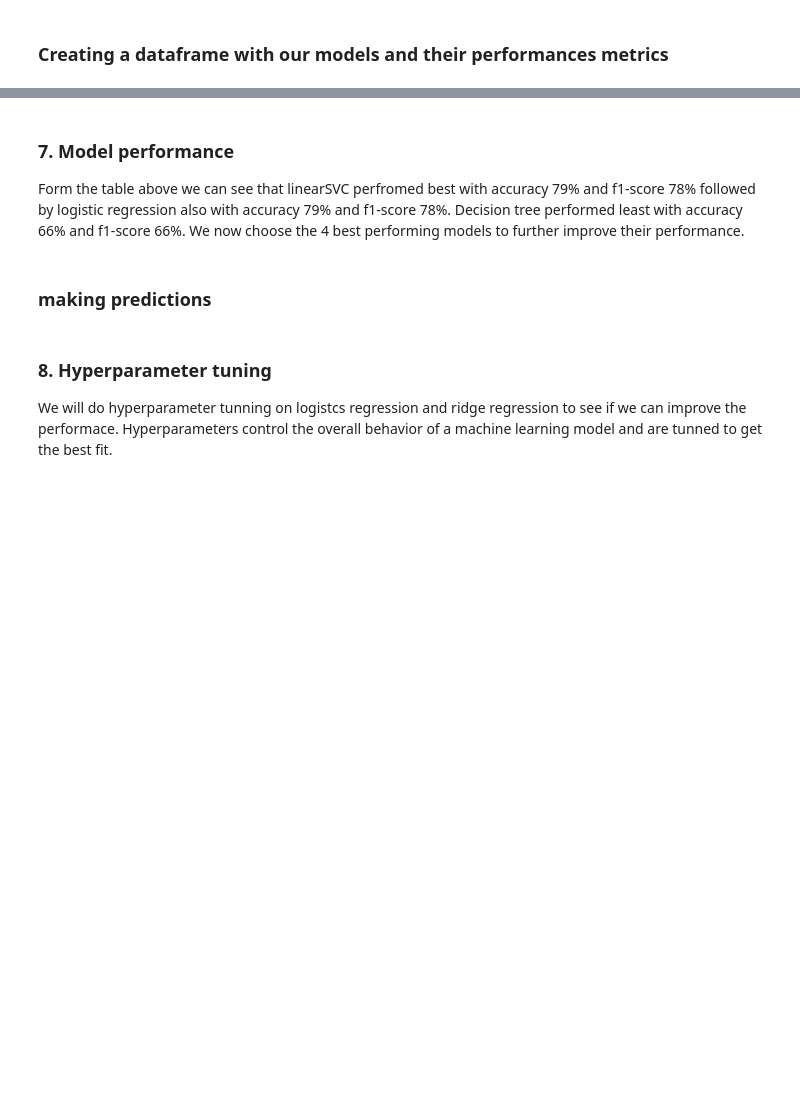
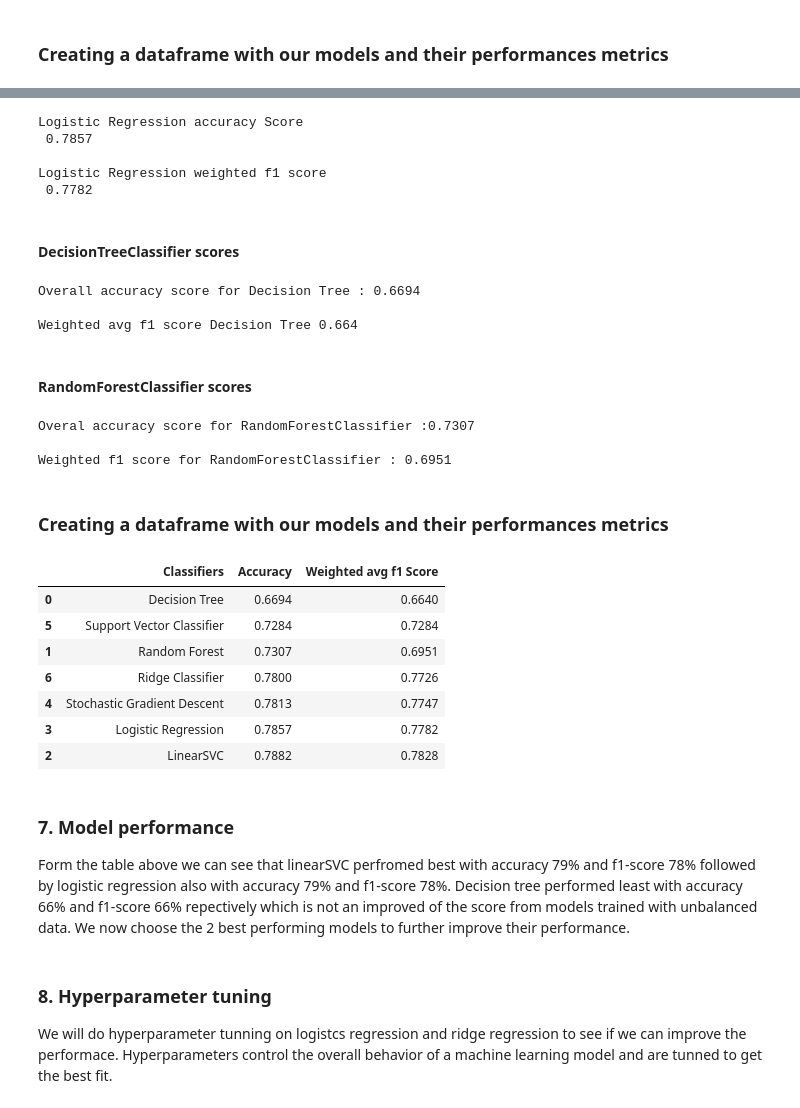
Before and after one commit to Rinae-D/classification-predict-streamlit-template, a Jupyter notebook: Starter_notebook.ipynb, the cells around one changed output, grey strips where cells are left out. Drawn from its saved outputs; the diff is of its cells as text; code cells hidden in the pictures; blank space fills up the shorter version.

```diff
--- a/Starter_notebook.ipynb
+++ b/Starter_notebook.ipynb
@@ -1122,0 +1293,5 @@ COMET WARNING: Cannot safely convert [0.6601, 0.7001, 0.7828, 0.7782, 0.7719, 0.
+# %%
+sgd_acc = round(accuracy_score(y_val, SGD_prediction),4)
+print('\nSGD Classifier accuracy Score :\n', sgd_acc)
+sgd_f1 = round(f1_score(y_val, SGD_prediction, average="weighted"),4)
+print('\nSGD weighted avg f1_score :\n', sgd_f1)
@@ -1123,9 +1306,63 @@ COMET WARNING: Cannot safely convert [0.6601, 0.7001, 0.7828, 0.7782, 0.7719, 0.
+# %%
+logistic_reg_acc = round(accuracy_score(y_val, logreg_prediction),4)
+print('\nLogistic Regression accuracy Score\n', logistic_reg_acc)
+logistic_reg_f1 = round(f1_score(y_val, logreg_prediction, average="weighted"),4)
+print('\nLogistic Regression weighted f1 score\n', logistic_reg_f1)
+# %% [output]
+Logistic Regression accuracy Score
+ 0.7857
+
+Logistic Regression weighted f1 score
+ 0.7782
+# %% [markdown]
+#### DecisionTreeClassifier scores
+# %%
+decison_tree_acc = round(accuracy_score(y_val, tree_prediction),4)
+print(f'\nOverall accuracy score for Decision Tree : {decison_tree_acc}')
+decision_tree_f1 = round(f1_score(y_val, tree_prediction, average="weighted"),4)
+print(f'\nWeighted avg f1 score Decision Tree {decision_tree_f1}' )
+# %% [output]
+Overall accuracy score for Decision Tree : 0.6694
+
+Weighted avg f1 score Decision Tree 0.664
+# %% [markdown]
+#### RandomForestClassifier scores
+# %%
+random_forest_acc = round(accuracy_score(y_val, rfc_prediction),4)
+print(f'\nOveral accuracy score for RandomForestClassifier :{random_forest_acc}')
+random_forest_f1 = round(f1_score(y_val, rfc_prediction, average="weighted"),4)
+print(f'\nWeighted f1 score for RandomForestClassifier : {random_forest_f1}')
+# %% [output]
+Overal accuracy score for RandomForestClassifier :0.7307
+
+Weighted f1 score for RandomForestClassifier : 0.6951
+# %% [markdown]
+### Creating a dataframe with our models and their performances metrics
+# %%
+
+classifier_scores = {'Classifiers':['Decision Tree', 'Random Forest','LinearSVC',
+                                    'Logistic Regression','Stochastic Gradient Descent',
+                                    'Support Vector Classifier','Ridge Classifier'],
+                    'Accuracy':[decison_tree_acc,random_forest_acc,
+                                linearSVC_acc,logistic_reg_acc, sgd_acc, svc_f1, ridge_acc],
+                     'Weighted avg f1 Score':[decision_tree_f1,random_forest_f1,
+                                       linearSVC_f1,logistic_reg_f1, sgd_f1, svc_f1, ridge_f1]}
+df= pd.DataFrame(classifier_scores)
+df.sort_values(by=['Accuracy'],ascending=True, inplace = True)
+df
+# %% [output]
+|  | Classifiers | Accuracy | Weighted avg f1 Score |
+| 0 | Decision Tree | 0.6694 | 0.6640 |
+| 5 | Support Vector Classifier | 0.7284 | 0.7284 |
+| 1 | Random Forest | 0.7307 | 0.6951 |
+| 6 | Ridge Classifier | 0.7800 | 0.7726 |
+| 4 | Stochastic Gradient Descent | 0.7813 | 0.7747 |
+| 3 | Logistic Regression | 0.7857 | 0.7782 |
+| 2 | LinearSVC | 0.7882 | 0.7828 |
 # %% [markdown]
 ### 7. Model performance
 
-Form the table above  we can see that linearSVC perfromed best with accuracy 79% and f1-score 78% followed by logistic regression  also with accuracy 79% and f1-score 78%. Decision tree performed least with accuracy 66% and f1-score 66%. We now choose the 4 best performing models to further improve their performance.
+Form the table above  we can see that linearSVC perfromed best with accuracy 79% and f1-score 78% followed by logistic regression  also with accuracy 79% and f1-score 78%. Decision tree performed least with accuracy 66% and f1-score 66%  repectively which is not an improved of the score from models trained with unbalanced data. We now choose the 2 best performing models to further improve their performance.
-# %% [markdown]
-### making predictions
 # %% [markdown]
 ### 8. Hyperparameter tuning
 
```
Also changed, not shown: parts of 70 cells of this notebook.
